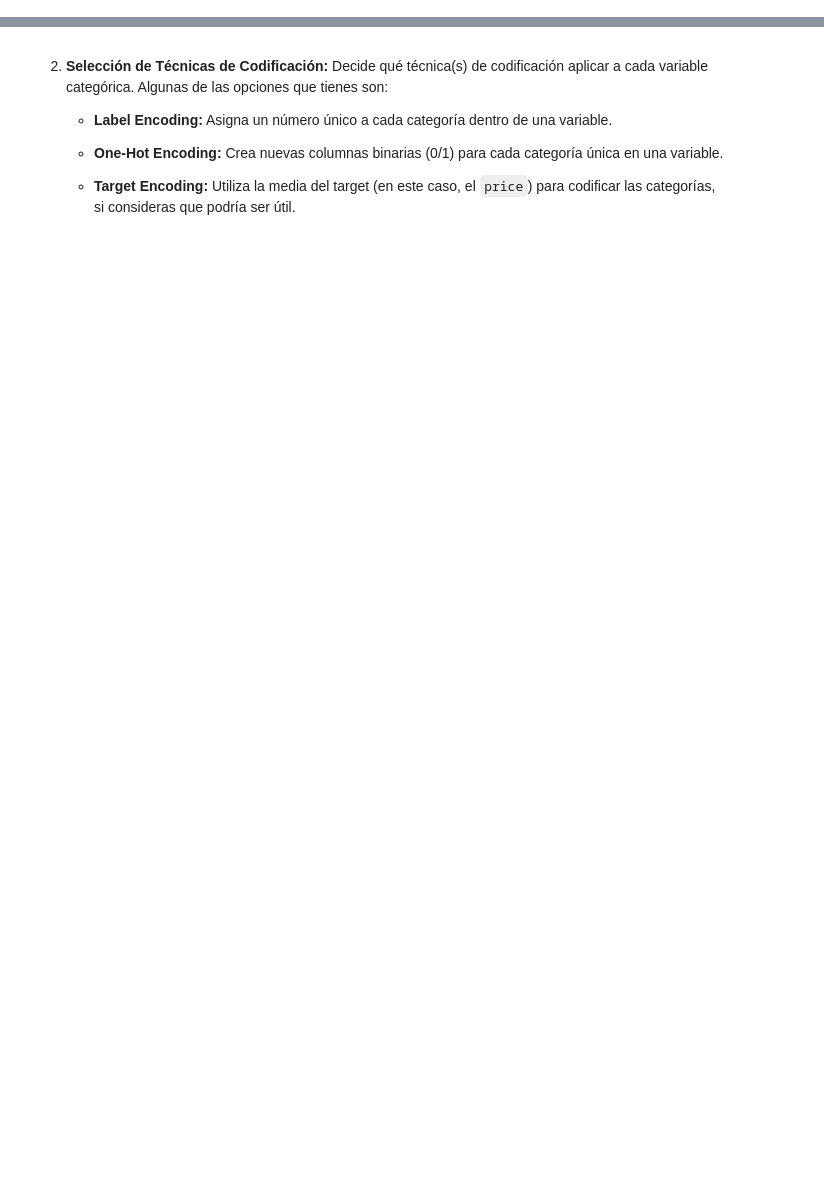
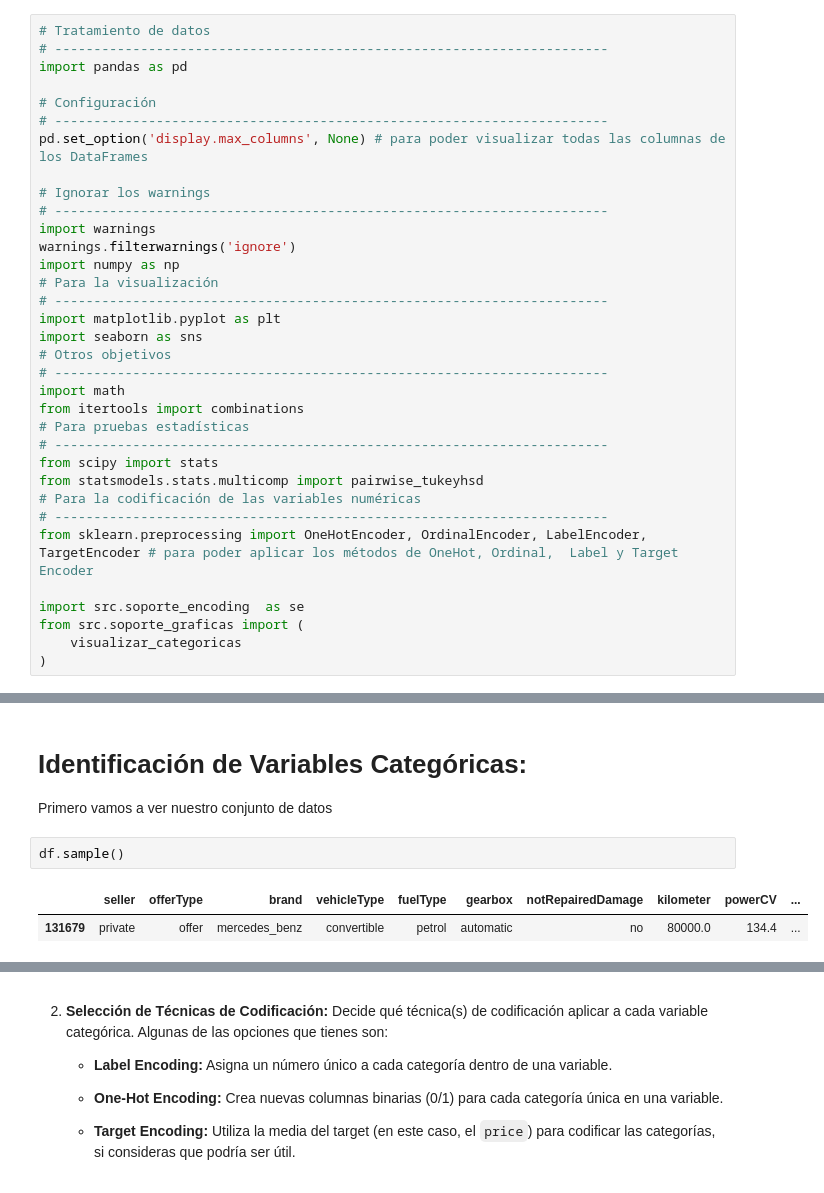
Before and after one commit to apelsito/laboratorio-modulo7-leccion04-encoding, a Jupyter notebook: laboratorio-modulo7-leccion04-encoding.ipynb, the cells around one changed output, grey strips where cells are left out. Cells and saved outputs as stored; diff of their text form; blank space fills up the shorter version.

```diff
--- a/laboratorio-modulo7-leccion04-encoding.ipynb
+++ b/laboratorio-modulo7-leccion04-encoding.ipynb
@@ -18,0 +14,34 @@ En este laboratorio, te centrarás en la **codificación de variables categóric
+# %%
+# Tratamiento de datos
+# -----------------------------------------------------------------------
+import pandas as pd
+
+# Configuración
+# -----------------------------------------------------------------------
+pd.set_option('display.max_columns', None) # para poder visualizar todas las columnas de los DataFrames
+
+# Ignorar los warnings
+# -----------------------------------------------------------------------
+import warnings
+warnings.filterwarnings('ignore')
+import numpy as np
+# Para la visualización
+# -----------------------------------------------------------------------
+import matplotlib.pyplot as plt
+import seaborn as sns
+# Otros objetivos
+# -----------------------------------------------------------------------
+import math
+from itertools import combinations
+# Para pruebas estadísticas
+# -----------------------------------------------------------------------
+from scipy import stats
+from statsmodels.stats.multicomp import pairwise_tukeyhsd
+# Para la codificación de las variables numéricas
+# -----------------------------------------------------------------------
+from sklearn.preprocessing import OneHotEncoder, OrdinalEncoder, LabelEncoder, TargetEncoder # para poder aplicar los métodos de OneHot, Ordinal,  Label y Target Encoder
+
+import src.soporte_encoding  as se
+from src.soporte_graficas import (
+    visualizar_categoricas
+)
@@ -18,0 +55,9 @@ En este laboratorio, te centrarás en la **codificación de variables categóric
+# %% [markdown]
+# **Identificación de Variables Categóricas:**
+
+Primero vamos a ver nuestro conjunto de datos
+# %%
+df.sample()
+# %% [output]
+|  | seller | offerType | brand | vehicleType | fuelType | gearbox | notRepairedDamage | kilometer | powerCV | ... |
+| 131679 | private | offer | mercedes_benz | convertible | petrol | automatic | no | 80000.0 | 134.4 | ... |
```
Also changed, not shown: parts of 26 cells of this notebook, 2 other files.
